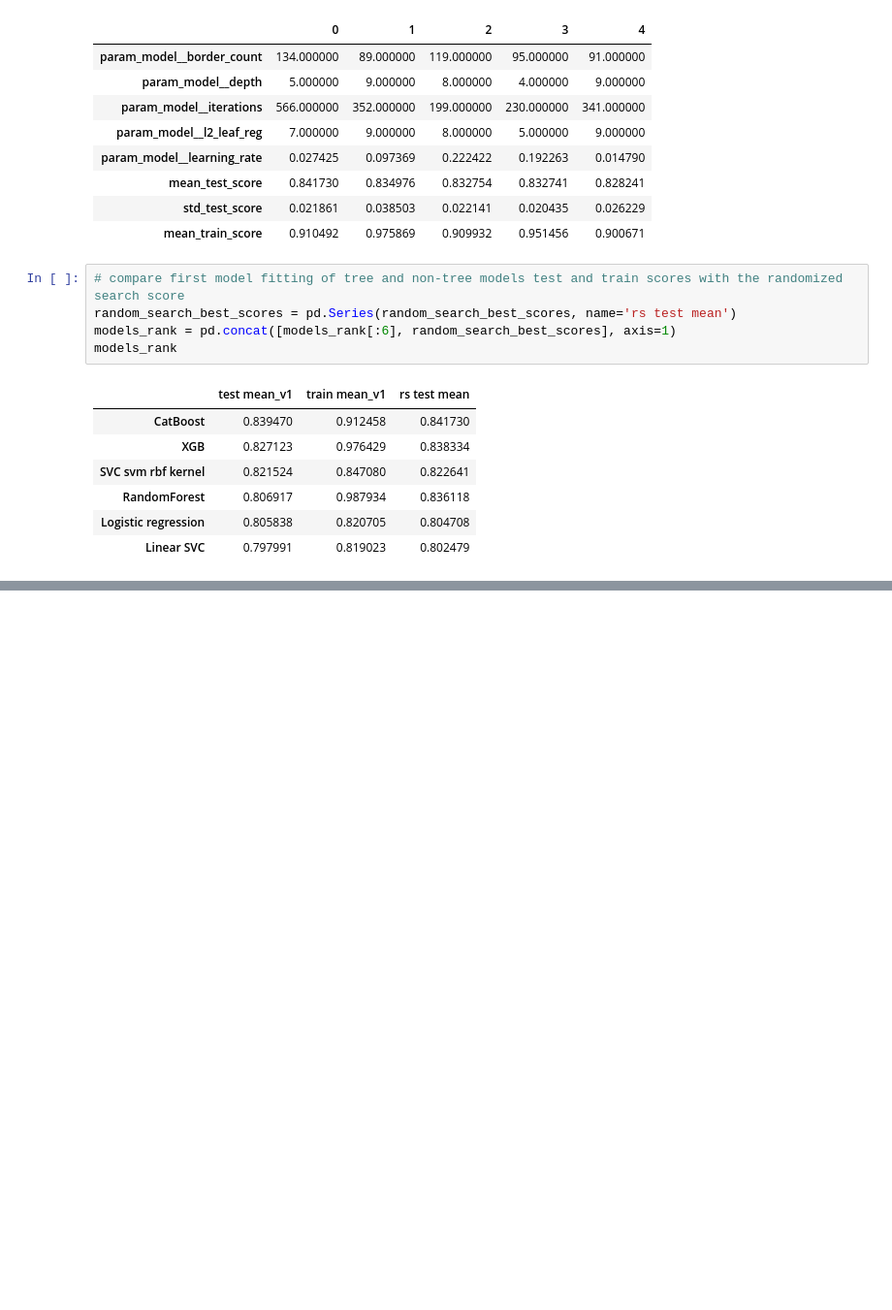
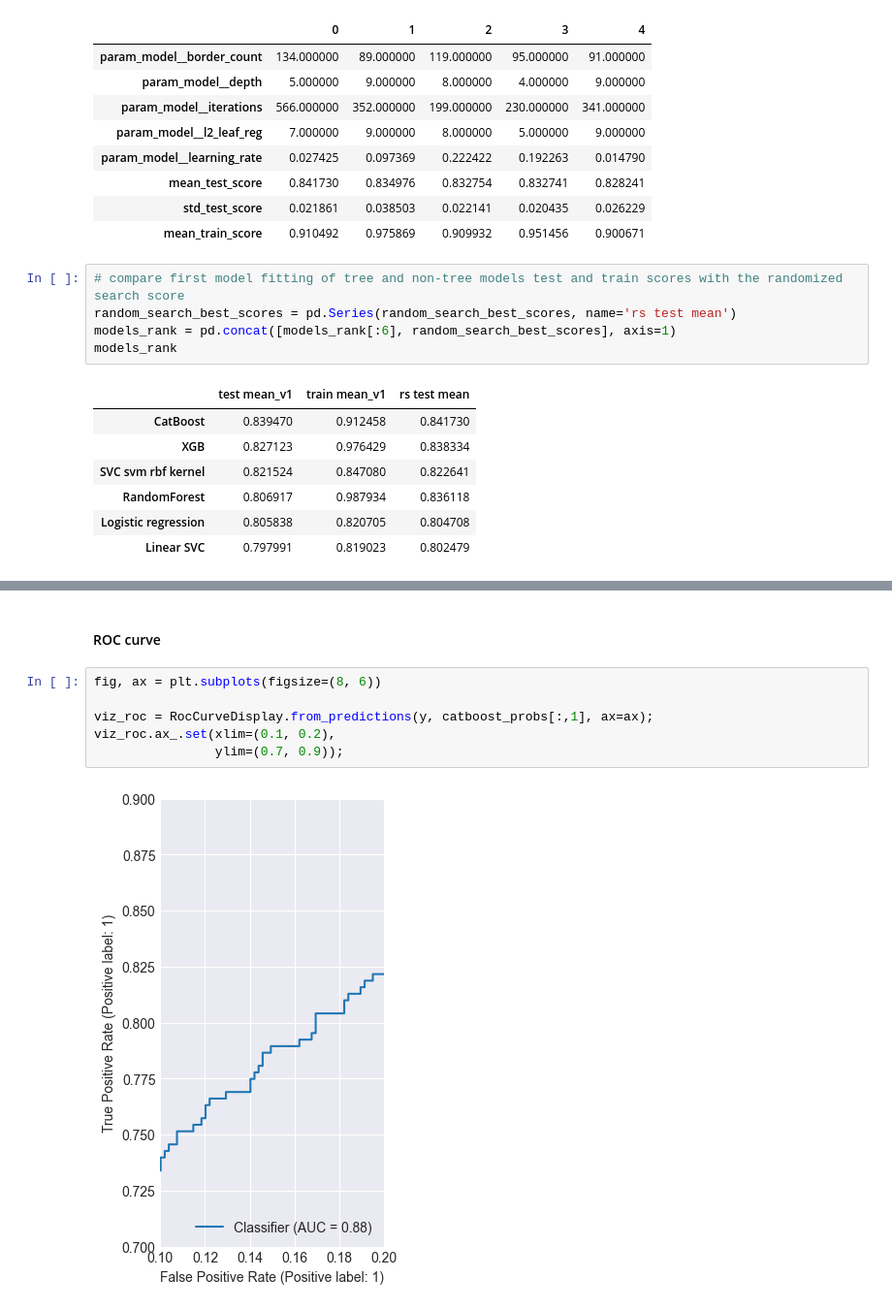
Before and after one commit to lopez-davcio/learning-journal, a Jupyter notebook: titanic-classification/titanic-analysis.ipynb, the cells around one changed output, grey strips where cells are left out. Shown at 97% size. Drawn from its saved outputs; the diff is of its cells as text; blank space fills up the shorter version.

```diff
--- a/titanic-classification/titanic-analysis.ipynb
+++ b/titanic-classification/titanic-analysis.ipynb
@@ -958,0 +1014,10 @@ models_rank
+# %% [markdown]
+#### ROC curve
+# %%
+fig, ax = plt.subplots(figsize=(8, 6))
+
+viz_roc = RocCurveDisplay.from_predictions(y, catboost_probs[:,1], ax=ax);
+viz_roc.ax_.set(xlim=(0.1, 0.2),
+                ylim=(0.7, 0.9));
+# %% [output]
+[figure, added]
```
Also changed, not shown: parts of 13 cells of this notebook.
